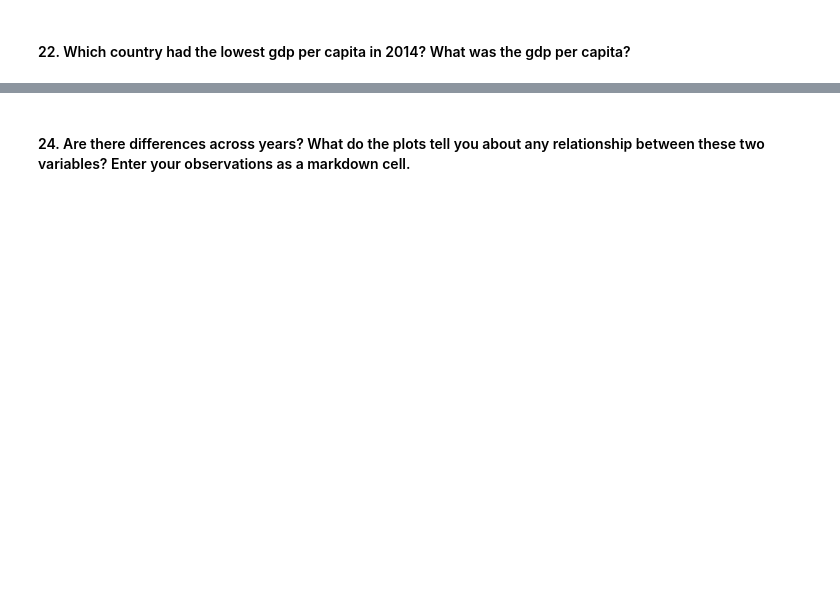
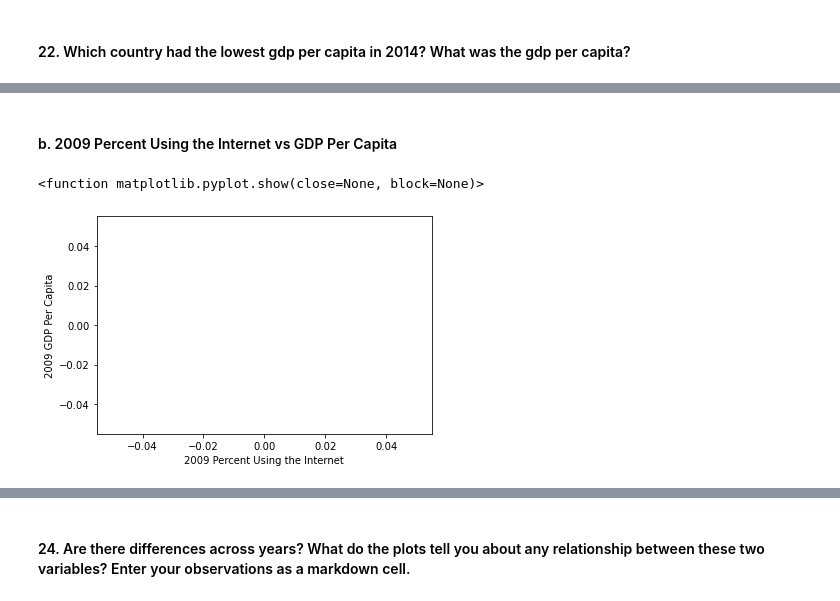
Before and after one commit to NSS-Data-Analytics-Cohort-7/gdp-and-internet-usage-AKCase1993, a Jupyter notebook: notebooks/notebook.ipynb, the cells around one changed output, grey strips where cells are left out. Cells and saved outputs as stored; diff of their text form; code cells hidden in the pictures; blank space fills up the shorter version.

```diff
--- a/notebooks/notebook.ipynb
+++ b/notebooks/notebook.ipynb
@@ -39,0 +119,2 @@ gdp_df.ifo()
+# %%
+gdp_and_internet_use_2009 = gdp_and_internet_use.query('Year == 2009')
@@ -54,0 +200,11 @@ gdp_df.ifo()
+# %% [markdown]
+#### b. 2009 Percent Using the Internet vs GDP Per Capita
+# %%
+gdp_and_internet_use_2009
+plt.scatter(gdp_and_internet_use_2009.Internet_Users_Pct,gdp_and_internet_use_2009.GDP_Per_Capita)
+plt.xlabel('2009 Percent Using the Internet')
+plt.ylabel('2009 GDP Per Capita')
+plt.show
+# %% [output]
+<function matplotlib.pyplot.show(close=None, block=None)>
+[figure, added]
```
Also changed, not shown: parts of 42 cells of this notebook.
